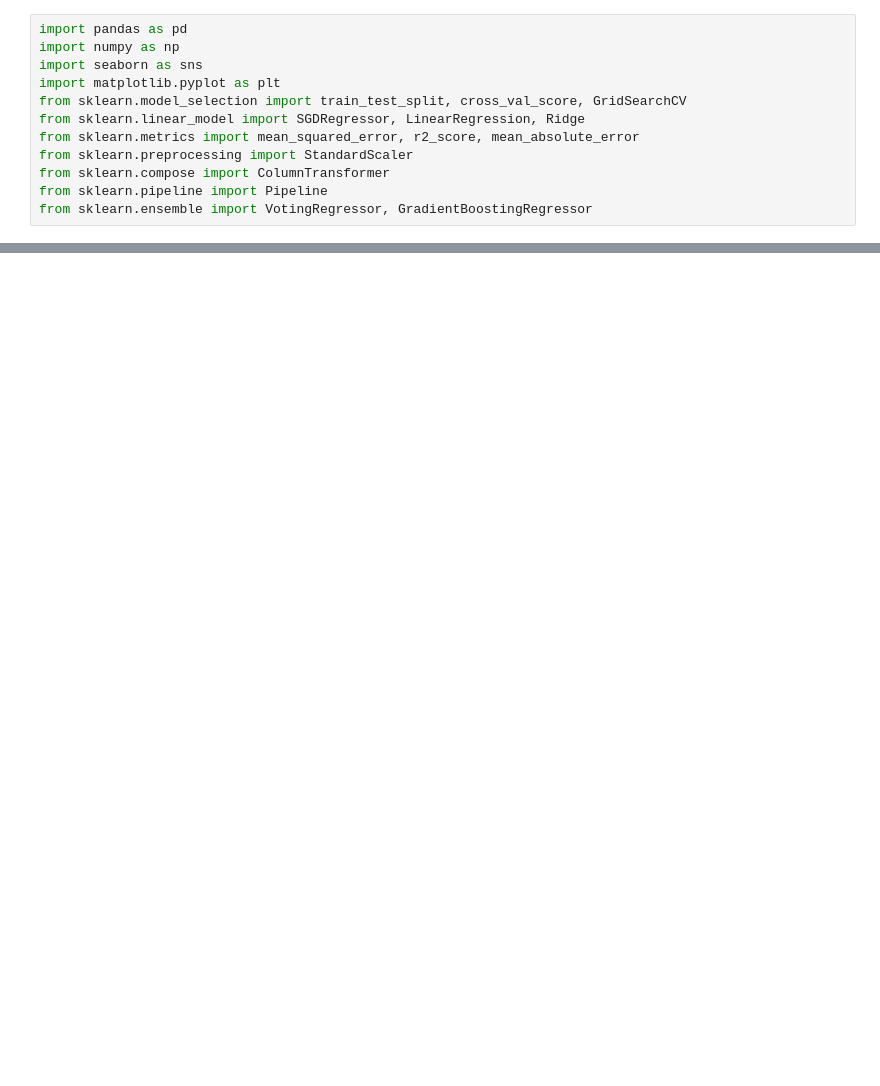
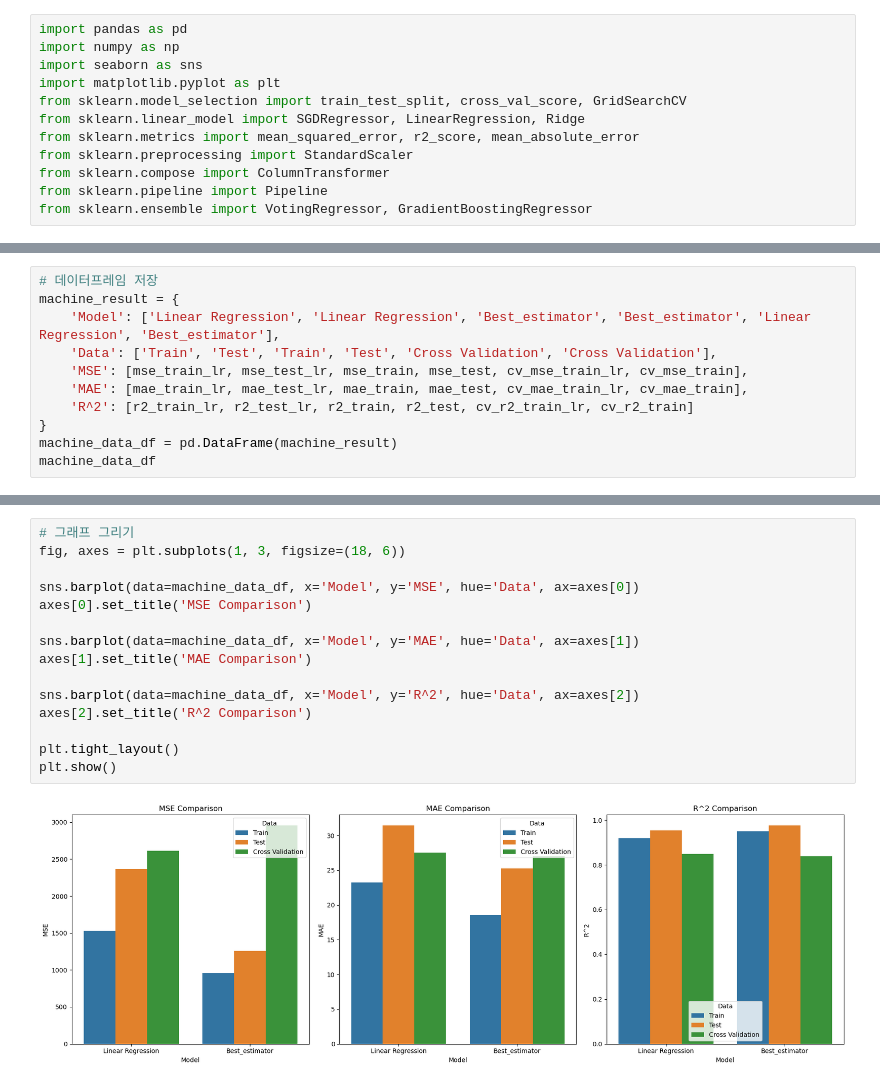
Before and after one commit to seein2/python_basic_1, a Jupyter notebook: pipeline_cpu_data.ipynb, the cells around one changed output, grey strips where cells are left out. Cells and saved outputs as stored; diff of their text form; blank space fills up the shorter version.

```diff
--- a/pipeline_cpu_data.ipynb
+++ b/pipeline_cpu_data.ipynb
@@ -190,0 +248,11 @@ plt.show()
+# %%
+# 데이터프레임 저장
+machine_result = {
+    'Model': ['Linear Regression', 'Linear Regression', 'Best_estimator', 'Best_estimator', 'Linear Regression', 'Best_estimator'],
+    'Data': ['Train', 'Test', 'Train', 'Test', 'Cross Validation', 'Cross Validation'],
+    'MSE': [mse_train_lr, mse_test_lr, mse_train, mse_test, cv_mse_train_lr, cv_mse_train],
+    'MAE': [mae_train_lr, mae_test_lr, mae_train, mae_test, cv_mae_train_lr, cv_mae_train],
+    'R^2': [r2_train_lr, r2_test_lr, r2_train, r2_test, cv_r2_train_lr, cv_r2_train]
+}
+machine_data_df = pd.DataFrame(machine_result)
+machine_data_df
@@ -190,0 +267,17 @@ plt.show()
+# %%
+# 그래프 그리기
+fig, axes = plt.subplots(1, 3, figsize=(18, 6))
+
+sns.barplot(data=machine_data_df, x='Model', y='MSE', hue='Data', ax=axes[0])
+axes[0].set_title('MSE Comparison')
+
+sns.barplot(data=machine_data_df, x='Model', y='MAE', hue='Data', ax=axes[1])
+axes[1].set_title('MAE Comparison')
+
+sns.barplot(data=machine_data_df, x='Model', y='R^2', hue='Data', ax=axes[2])
+axes[2].set_title('R^2 Comparison')
+
+plt.tight_layout()
+plt.show()
+# %% [output]
+[figure, added]
```
Also changed, not shown: parts of 11 cells of this notebook, 1 other file.
